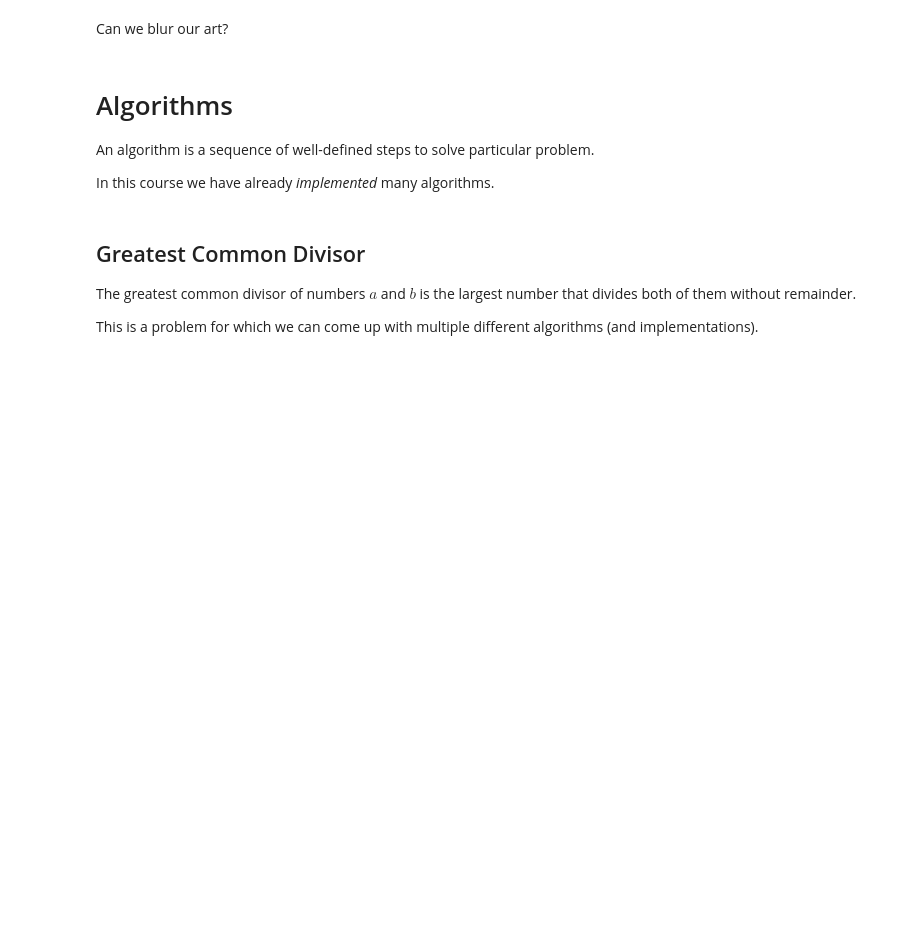
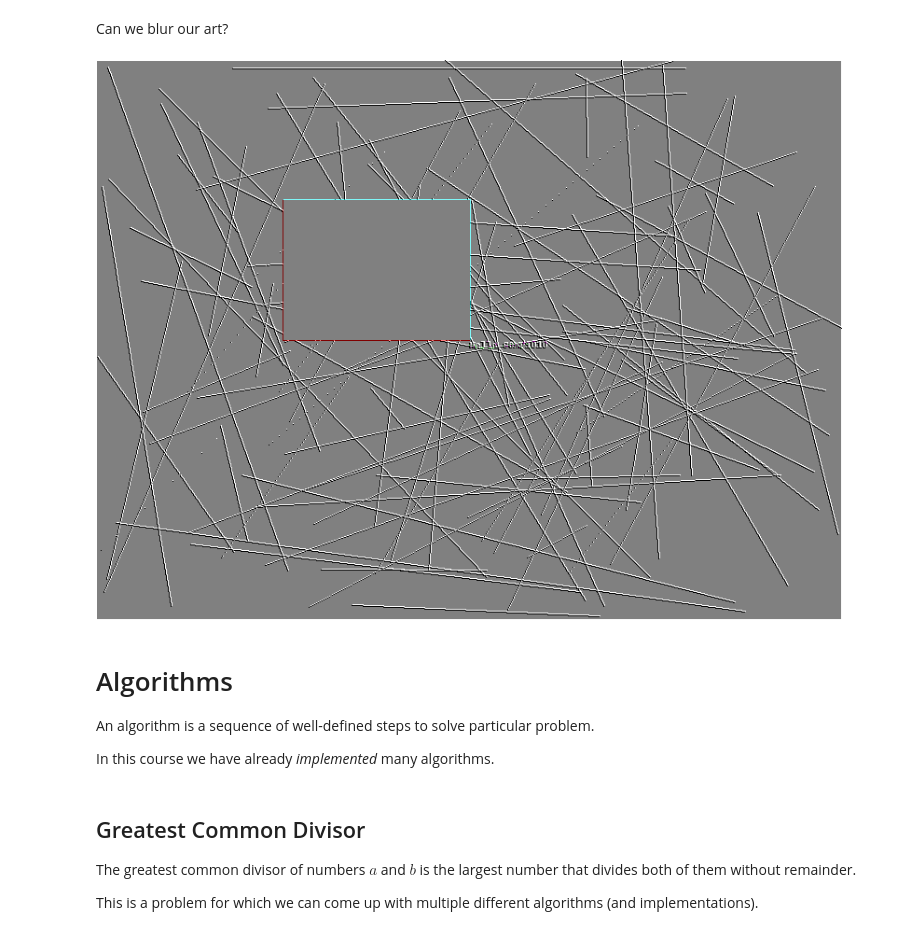
Before and after one commit to robeverest/cs1010, a Jupyter notebook: week3/week3B.ipynb, the cells around one changed output. Saved outputs shown, nothing was run; the diff lists cells and outputs as text; code cells hidden in the pictures; blank space fills up the shorter version.

```diff
--- a/week3/week3B.ipynb
+++ b/week3/week3B.ipynb
@@ -84,5 +265,11 @@ Can we create some abstract art
 # %% [markdown]
 Can we blur our art?
+# %%
+from PIL import ImageFilter
+
+im.filter(ImageFilter.EMBOSS)
+# %% [output]
+[figure, added]
 # %% [markdown]
 # Algorithms
 
```
Also changed, not shown: parts of 10 cells of this notebook.
